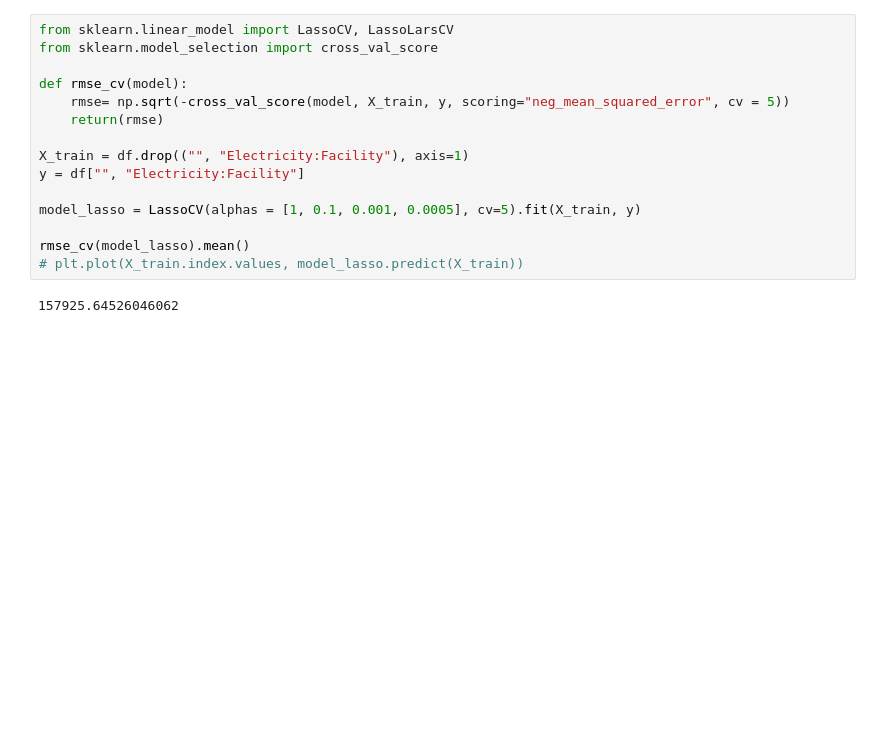
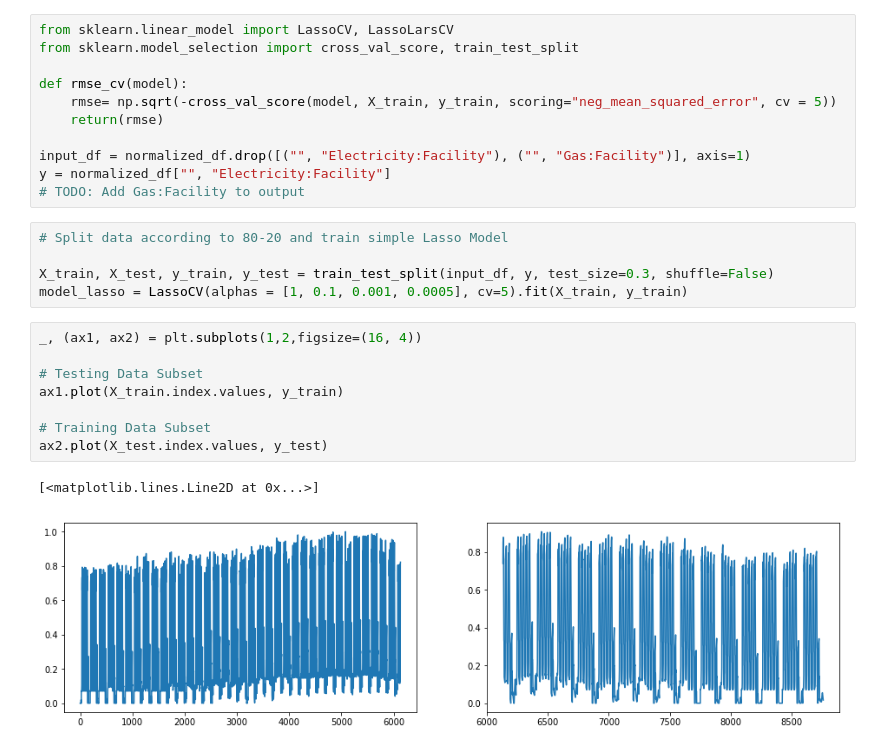
Before and after one commit to energy-plus-senior-design/linear-model-notebook, a Jupyter notebook: Linear Model.ipynb, the cells around one changed output. Saved outputs shown, nothing was run; the diff lists cells and outputs as text; blank space fills up the shorter version.

```diff
--- a/Linear Model.ipynb
+++ b/Linear Model.ipynb
@@ -49,17 +56,27 @@ plot_variable("Environment", "Site Outdoor Air Wetbulb Temperature")
 # %%
 from sklearn.linear_model import LassoCV, LassoLarsCV
-from sklearn.model_selection import cross_val_score
+from sklearn.model_selection import cross_val_score, train_test_split
 
 def rmse_cv(model):
-    rmse= np.sqrt(-cross_val_score(model, X_train, y, scoring="neg_mean_squared_error", cv = 5))
+    rmse= np.sqrt(-cross_val_score(model, X_train, y_train, scoring="neg_mean_squared_error", cv = 5))
     return(rmse)
 
-X_train = df.drop(("", "Electricity:Facility"), axis=1)
-y = df["", "Electricity:Facility"]
-
-model_lasso = LassoCV(alphas = [1, 0.1, 0.001, 0.0005], cv=5).fit(X_train, y)
-
-rmse_cv(model_lasso).mean()
-# plt.plot(X_train.index.values, model_lasso.predict(X_train))
+input_df = normalized_df.drop([("", "Electricity:Facility"), ("", "Gas:Facility")], axis=1)
+y = normalized_df["", "Electricity:Facility"]
+# TODO: Add Gas:Facility to output
-# %% [output]
-157925.64526046062
+# %%
+# Split data according to 80-20 and train simple Lasso Model
+
+X_train, X_test, y_train, y_test = train_test_split(input_df, y, test_size=0.3, shuffle=False)
+model_lasso = LassoCV(alphas = [1, 0.1, 0.001, 0.0005], cv=5).fit(X_train, y_train)
+# %%
+_, (ax1, ax2) = plt.subplots(1,2,figsize=(16, 4))
+
+# Testing Data Subset
+ax1.plot(X_train.index.values, y_train)
+
+# Training Data Subset
+ax2.plot(X_test.index.values, y_test)
+# %% [output]
+[<matplotlib.lines.Line2D at 0x...>]
+[figure, added]
```
Also changed, not shown: parts of 12 cells of this notebook.
